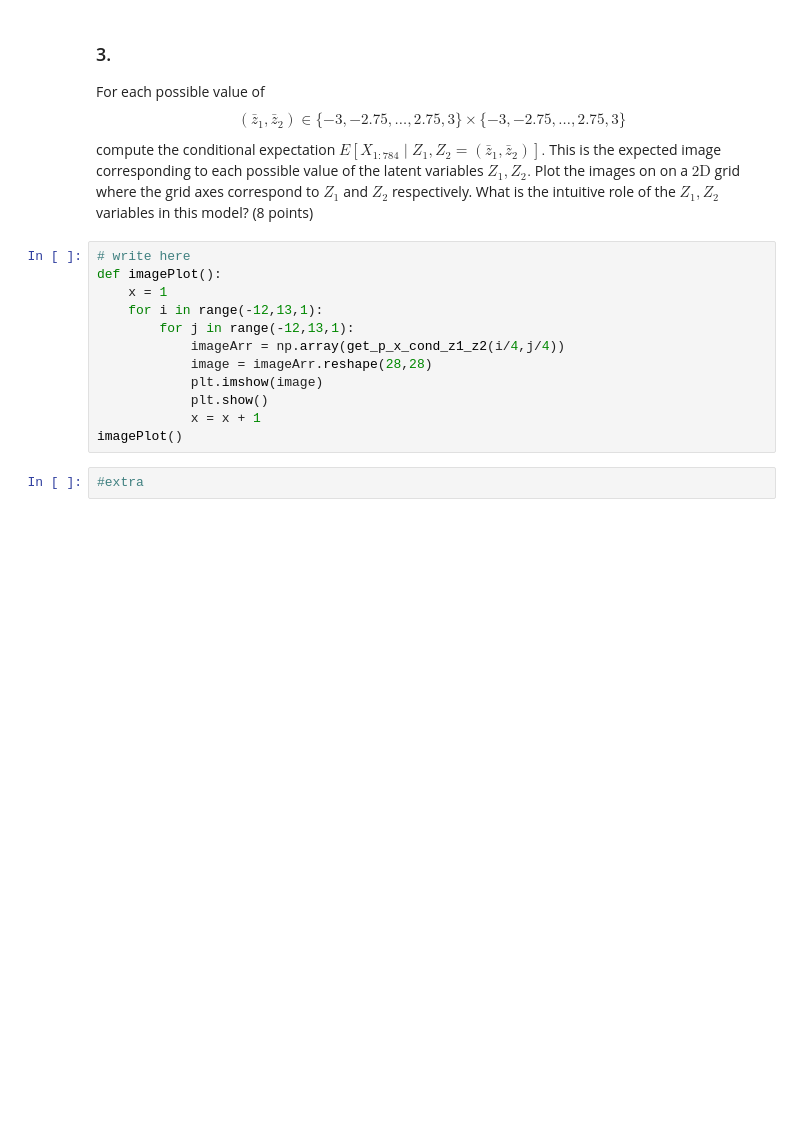
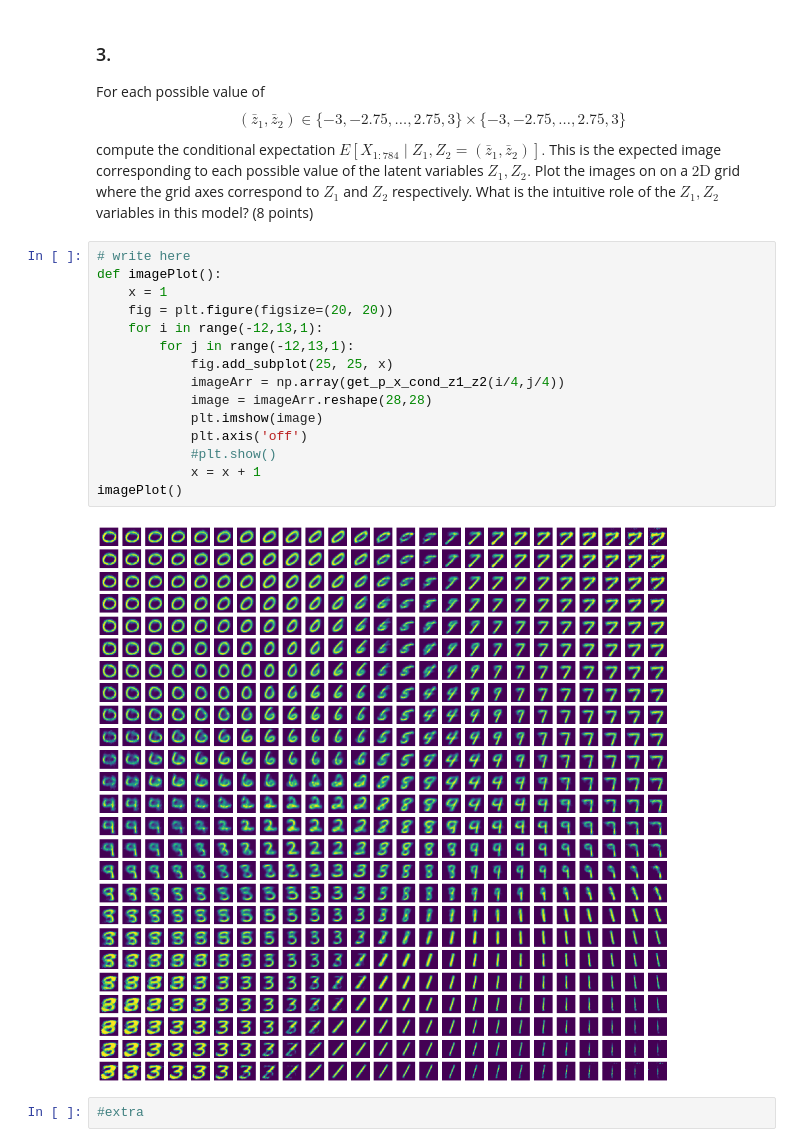
Before and after one commit to AlirezaEiji191379/MPQ3, a Jupyter notebook: questions.ipynb, the cells around one changed output. Drawn from its saved outputs; the diff is of its cells as text; blank space fills up the shorter version.

```diff
--- a/questions.ipynb
+++ b/questions.ipynb
@@ -250,15 +250,20 @@ compute the conditional expectation $E\left[X_{1: 784} \mid Z_{1}, Z_{2}=\left(\
 # %%
 # write here
 def imagePlot():
     x = 1
+    fig = plt.figure(figsize=(20, 20))
     for i in range(-12,13,1):
         for j in range(-12,13,1):
+            fig.add_subplot(25, 25, x)
             imageArr = np.array(get_p_x_cond_z1_z2(i/4,j/4))
             image = imageArr.reshape(28,28)
             plt.imshow(image)
-            plt.show()
+            plt.axis('off')
+            #plt.show()
             x = x + 1
 imagePlot()
+# %% [output]
+[figure, added]
 # %%
 #extra
 # %%
```
Also changed, not shown: parts of 5 cells of this notebook.
